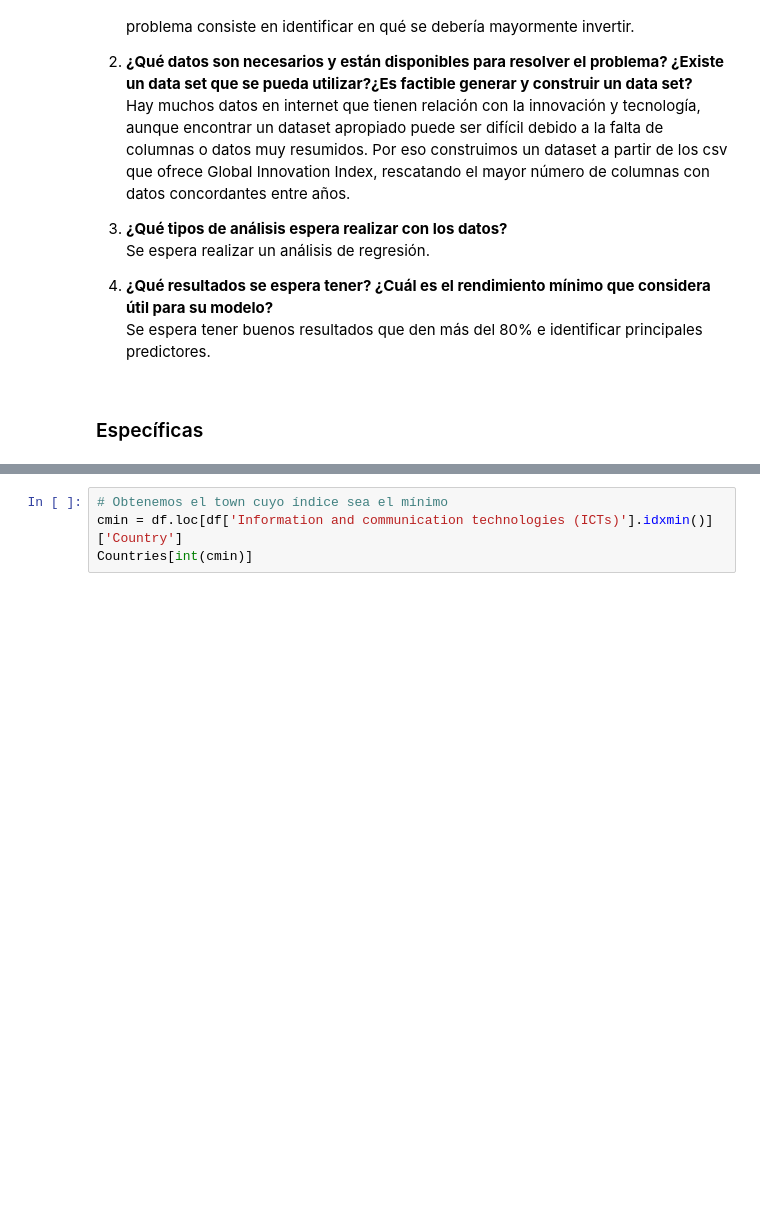
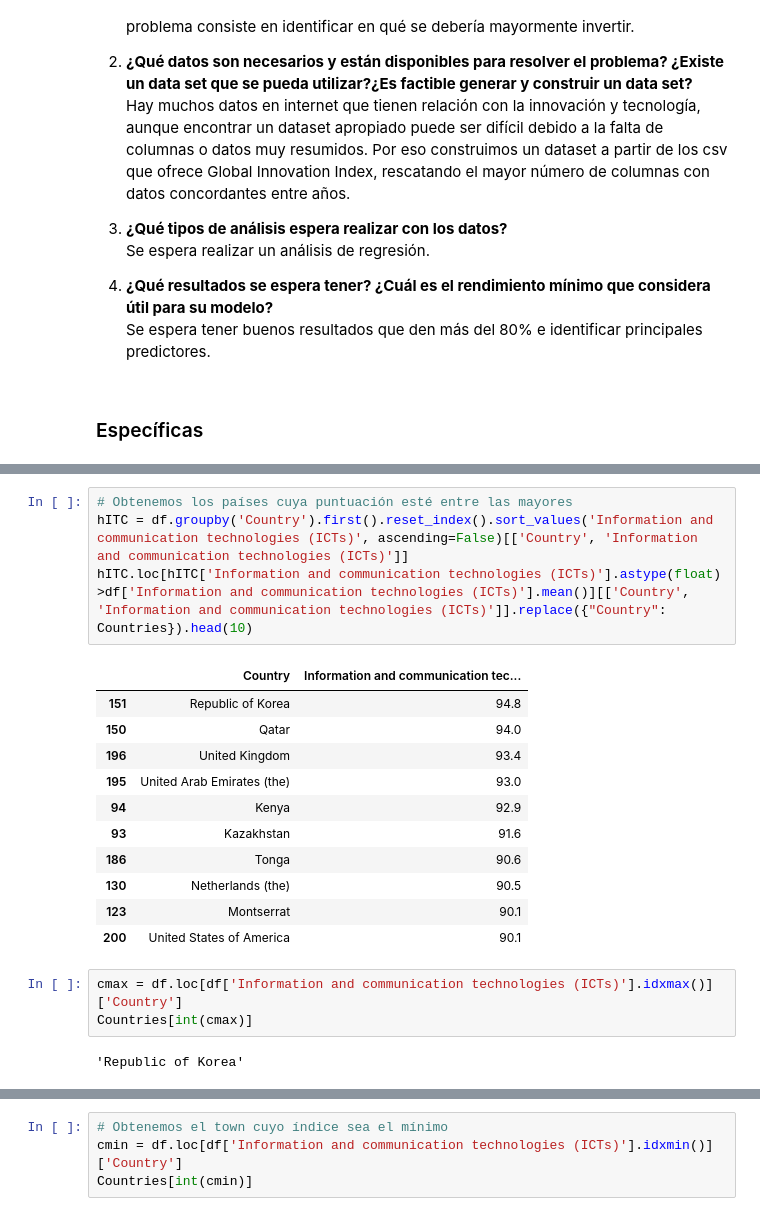
Before and after one commit to MAlejandroVC/Proyecto1, a Jupyter notebook: Project_4/GlobalInnovation.ipynb, the cells around one changed output, grey strips where cells are left out. Drawn from its saved outputs; the diff is of its cells as text; blank space fills up the shorter version.

```diff
--- a/Project_4/GlobalInnovation.ipynb
+++ b/Project_4/GlobalInnovation.ipynb
@@ -317,0 +771,21 @@ Se espera tener buenos resultados que den más del 80% e identificar principales
+# %%
+# Obtenemos los países cuya puntuación esté entre las mayores
+hITC = df.groupby('Country').first().reset_index().sort_values('Information and communication technologies (ICTs)', ascending=False)[['Country', 'Information and communication technologies (ICTs)']]
+hITC.loc[hITC['Information and communication technologies (ICTs)'].astype(float) >df['Information and communication technologies (ICTs)'].mean()][['Country', 'Information and communication technologies (ICTs)']].replace({"Country": Countries}).head(10)
+# %% [output]
+|  | Country | Information and communication tec... |
+| 151 | Republic of Korea | 94.8 |
+| 150 | Qatar | 94.0 |
+| 196 | United Kingdom | 93.4 |
+| 195 | United Arab Emirates (the) | 93.0 |
+| 94 | Kenya | 92.9 |
+| 93 | Kazakhstan | 91.6 |
+| 186 | Tonga | 90.6 |
+| 130 | Netherlands (the) | 90.5 |
+| 123 | Montserrat | 90.1 |
+| 200 | United States of America | 90.1 |
+# %%
+cmax = df.loc[df['Information and communication technologies (ICTs)'].idxmax()]['Country']
+Countries[int(cmax)]
+# %% [output]
+'Republic of Korea'
```
Also changed, not shown: parts of 116 cells of this notebook.
